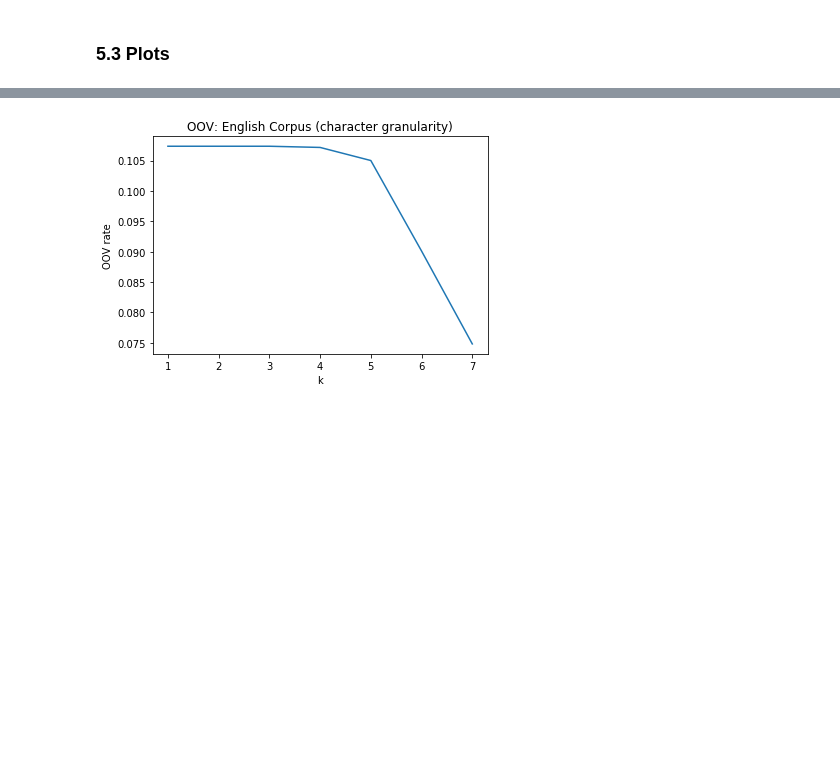
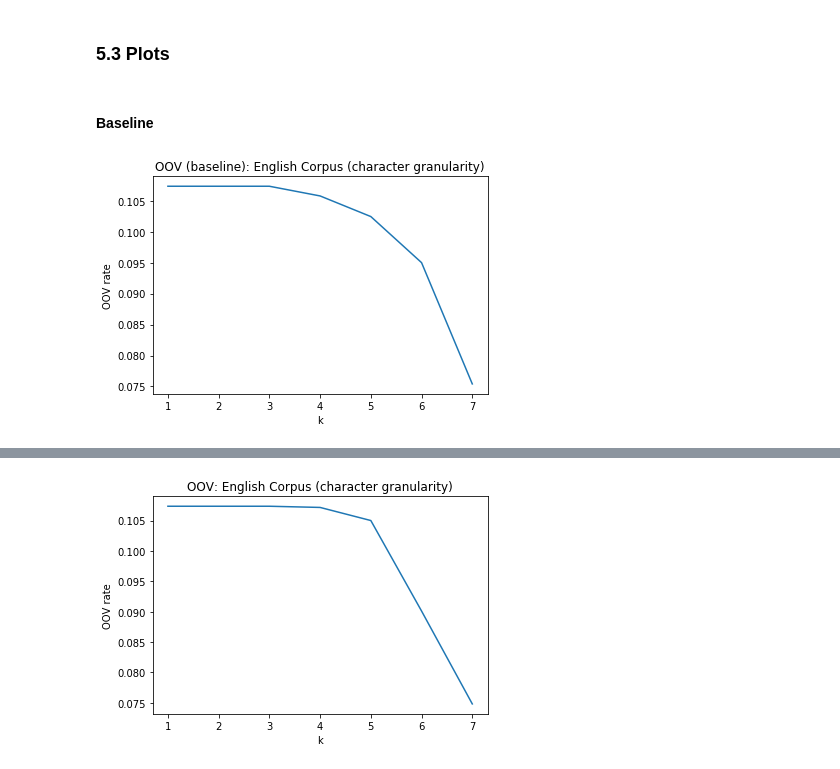
Before and after one commit to nik1806/snlp_project, a Jupyter notebook: english_notebook.ipynb, the cells around one changed output, grey strips where cells are left out. Drawn from its saved outputs; the diff is of its cells as text; code cells hidden in the pictures; blank space fills up the shorter version.

Commit message:
Add: baseline in task 5

```diff
--- a/english_notebook.ipynb
+++ b/english_notebook.ipynb
@@ -780,0 +782,18 @@ test_vocabs = utils.vocab_generator(Path('eng_text/test_eng.txt').open('r').read
+# %%
+# characters
+b_extra_vocab_ch = {}
+for path in Path('eng_text/baseline_gen_en_s1/').rglob('decod*.txt'):
+    k = int(path.name.split(".")[1])
+    b_extra_vocab_ch[k] = utils.vocab_generator(Path(path).open('r').read())
+# %%
+# smaller vocab
+b_extra_vocab_smV = {}
+for path in Path('eng_text/baseline_gen_en_s2/').rglob('decod*.txt'):
+    k = int(path.name.split(".")[1])
+    b_extra_vocab_smV[k] = utils.vocab_generator(Path(path).open('r').read())
+# %%
+# larger vocab
+b_extra_vocab_lrV = {}
+for path in Path('eng_text/baseline_gen_en_s3/').rglob('decod*.txt'):
+    k = int(path.name.split(".")[1])
+    b_extra_vocab_lrV[k] = utils.vocab_generator(Path(path).open('r').read())
@@ -809,0 +833,11 @@ OOV rate (original corpus): 0.10734573947110676
+# %%
+# character
+oov_ch_b = []
+for k in range(1,8):
+    oov_rate = utils.oov_calculator(
+        train_vocabs + b_extra_vocab_ch[10**k],
+        test_vocabs
+        )
+    oov_ch_b.append(oov_rate)
+
+print(oov_ch_b)
@@ -848,3 +912,18 @@ print(oov_lrV)
 [0.10734573947110676, 0.10734573947110676, 0.1069539666993144, 0.1059745347698335, 0.098922624877571, 0.08854064642507346, 0.07345739471106758]
 # %% [markdown]
 ### 5.3 Plots
+# %% [markdown]
+#### Baseline
+# %%
+# character
+x = range(1,8)
+
+# plt.bar(x, oov_ch)
+
+plt.plot(x, oov_ch_b)
+plt.xlabel('k')
+plt.ylabel('OOV rate')
+plt.title("OOV (baseline): English Corpus (character granularity)" )
+plt.show()
+# %% [output]
+[figure, added]
```
Also changed, not shown: parts of 12 cells of this notebook.
